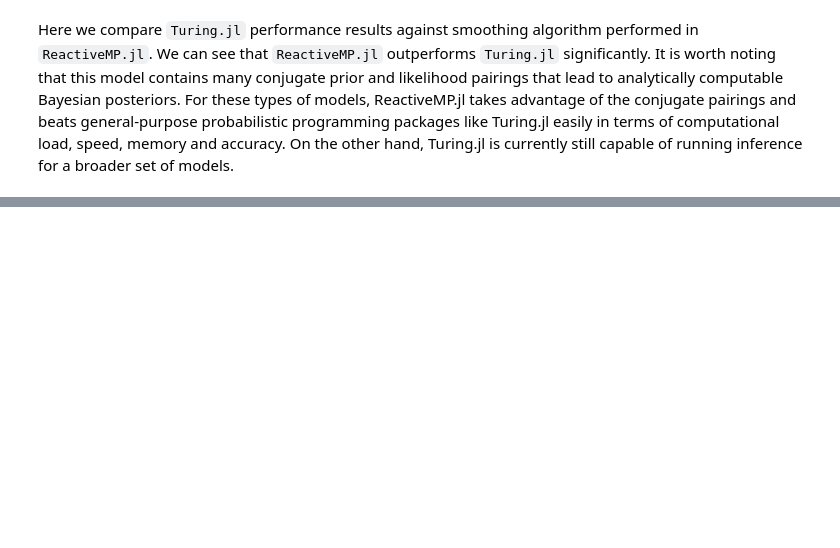
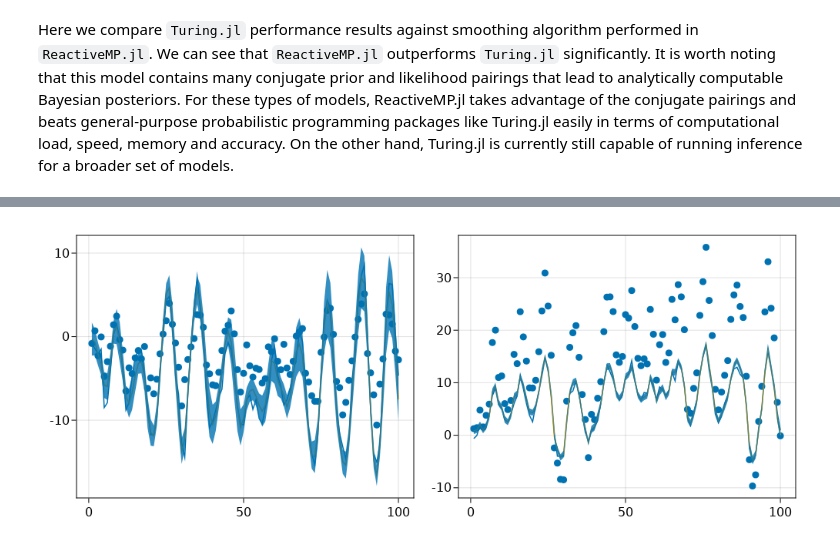
Before and after one commit to biaslab/ReactiveMPPaperExperiments, a Jupyter notebook: notebooks/turing_gaussian_linear_state_space_model.ipynb, the cells around one changed output, grey strips where cells are left out. Saved outputs shown, nothing was run; the diff lists cells and outputs as text; code cells hidden in the pictures; blank space fills up the shorter version.

```diff
--- a/notebooks/turing_gaussian_linear_state_space_model.ipynb
+++ b/notebooks/turing_gaussian_linear_state_space_model.ipynb
@@ -235,0 +220,41 @@ end
+# %%
+let
+    vecsqrt(e) = sqrt.(e)
+
+    verification_index = 2
+
+    result = turing_benchmarks[verification_index]
+
+    reshape_data        = (data) -> transpose(reduce(hcat, data))
+    reshape_turing_data = (data) -> transpose(reshape(data, (d, Int(length(data) / d))))
+
+    @unpack seed, d, n = result
+
+    x, y, params = make_benchmark_data(n, d, seed)
+
+    x_estimated = result["x_estimated"]
+    samples     = get(x_estimated, :x)
+
+    x_inferred_means = reshape_turing_data([ mean(samples.x[i].data) for i in 1:(d*n) ]) |> collect |> eachrow |> collect
+    x_inferred_stds = reshape_turing_data([ std(samples.x[i].data) for i in 1:(d*n) ]) |> collect |> eachrow |> collect
+
+    fig = Figure(resolution = (1000, 400))
+    ax1  = Axis(fig[1, 1])
+    ax2  = Axis(fig[1, 2])
+
+    lines!(ax1, 1:n, x |> edim(1))
+    scatter!(ax1, 1:n, y |> edim(1))
+
+    lines!(ax2, 1:n, x |> edim(2))
+    scatter!(ax2, 1:n, y |> edim(2))
+
+    lines!(ax1, 1:n, x_inferred_means |> edim(1))
+    band!(ax1, 1:n, (x_inferred_means .+ x_inferred_stds) |> edim(1), (x_inferred_means .- x_inferred_stds) |> edim(1))
+
+    lines!(ax2, 1:n, x_inferred_means |> edim(2))
+    band!(ax2, 1:n, (x_inferred_means .+ x_inferred_stds) |> edim(2), (x_inferred_means .- x_inferred_stds) |> edim(2))
+
+    fig
+end
+# %% [output]
+[figure, added]
```
Also changed, not shown: parts of 3 cells of this notebook, 2 other files.
